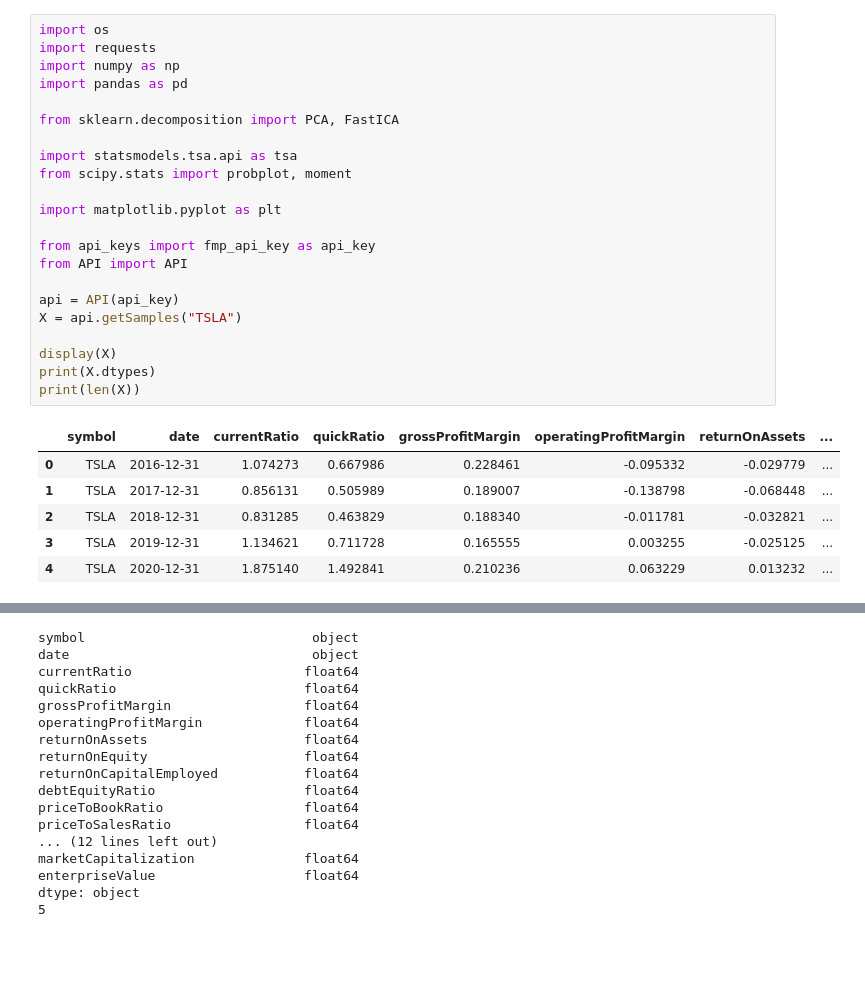
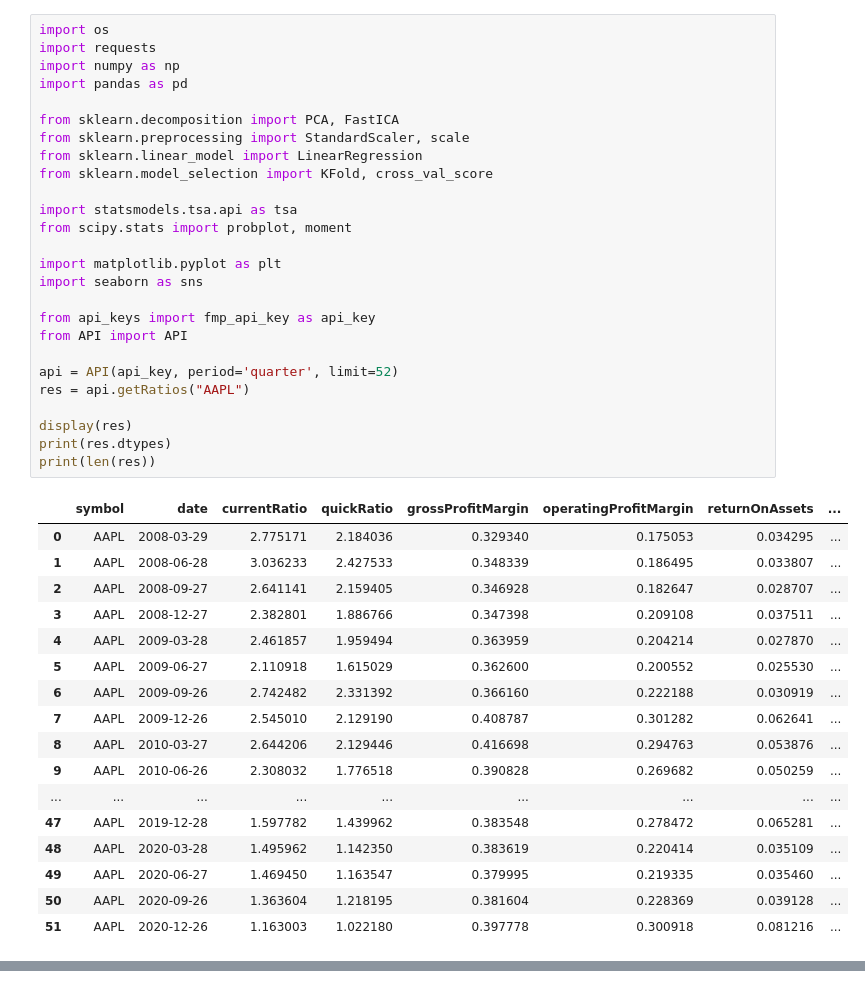
Before and after one commit to CDP99/CS-4641-Group-26, a Jupyter notebook: touchpoint2.ipynb, the cells around one changed output, grey strips where cells are left out. Saved outputs shown, nothing was run; the diff lists cells and outputs as text; blank space fills up the shorter version.

Commit message:
Add scale & Use ratio features

```diff
--- a/touchpoint2.ipynb
+++ b/touchpoint2.ipynb
@@ -1,29 +1,44 @@
 # %%
 import os
 import requests
 import numpy as np
 import pandas as pd
 
 from sklearn.decomposition import PCA, FastICA
+from sklearn.preprocessing import StandardScaler, scale
+from sklearn.linear_model import LinearRegression
+from sklearn.model_selection import KFold, cross_val_score
 
 import statsmodels.tsa.api as tsa
 from scipy.stats import probplot, moment
 
 import matplotlib.pyplot as plt
+import seaborn as sns
 
 from api_keys import fmp_api_key as api_key
 from API import API
 
-api = API(api_key)
-X = api.getSamples("TSLA")
+api = API(api_key, period='quarter', limit=52)
+res = api.getRatios("AAPL")
 
-display(X)
-print(X.dtypes)
-print(len(X))
+display(res)
+print(res.dtypes)
+print(len(res))
 # %% [output]
 |  | symbol | date | currentRatio | quickRatio | grossProfitMargin | operatingProfitMargin | returnOnAssets | ... |
-| 0 | TSLA | 2016-12-31 | 1.074273 | 0.667986 | 0.228461 | -0.095332 | -0.029779 | ... |
-| 1 | TSLA | 2017-12-31 | 0.856131 | 0.505989 | 0.189007 | -0.138798 | -0.068448 | ... |
-| 2 | TSLA | 2018-12-31 | 0.831285 | 0.463829 | 0.188340 | -0.011781 | -0.032821 | ... |
-| 3 | TSLA | 2019-12-31 | 1.134621 | 0.711728 | 0.165555 | 0.003255 | -0.025125 | ... |
-| 4 | TSLA | 2020-12-31 | 1.875140 | 1.492841 | 0.210236 | 0.063229 | 0.013232 | ... |
+| 0 | AAPL | 2008-03-29 | 2.775171 | 2.184036 | 0.329340 | 0.175053 | 0.034295 | ... |
+| 1 | AAPL | 2008-06-28 | 3.036233 | 2.427533 | 0.348339 | 0.186495 | 0.033807 | ... |
+| 2 | AAPL | 2008-09-27 | 2.641141 | 2.159405 | 0.346928 | 0.182647 | 0.028707 | ... |
+| 3 | AAPL | 2008-12-27 | 2.382801 | 1.886766 | 0.347398 | 0.209108 | 0.037511 | ... |
+| 4 | AAPL | 2009-03-28 | 2.461857 | 1.959494 | 0.363959 | 0.204214 | 0.027870 | ... |
+| 5 | AAPL | 2009-06-27 | 2.110918 | 1.615029 | 0.362600 | 0.200552 | 0.025530 | ... |
+| 6 | AAPL | 2009-09-26 | 2.742482 | 2.331392 | 0.366160 | 0.222188 | 0.030919 | ... |
+| 7 | AAPL | 2009-12-26 | 2.545010 | 2.129190 | 0.408787 | 0.301282 | 0.062641 | ... |
+| 8 | AAPL | 2010-03-27 | 2.644206 | 2.129446 | 0.416698 | 0.294763 | 0.053876 | ... |
+| 9 | AAPL | 2010-06-26 | 2.308032 | 1.776518 | 0.390828 | 0.269682 | 0.050259 | ... |
+| ... | ... | ... | ... | ... | ... | ... | ... | ... |
+| 47 | AAPL | 2019-12-28 | 1.597782 | 1.439962 | 0.383548 | 0.278472 | 0.065281 | ... |
+| 48 | AAPL | 2020-03-28 | 1.495962 | 1.142350 | 0.383619 | 0.220414 | 0.035109 | ... |
+| 49 | AAPL | 2020-06-27 | 1.469450 | 1.163547 | 0.379995 | 0.219335 | 0.035460 | ... |
+| 50 | AAPL | 2020-09-26 | 1.363604 | 1.218195 | 0.381604 | 0.228369 | 0.039128 | ... |
+| 51 | AAPL | 2020-12-26 | 1.163003 | 1.022180 | 0.397778 | 0.300918 | 0.081216 | ... |
@@ -31,17 +61,0 @@ print(len(X))
-symbol                             object
-date                               object
-currentRatio                      float64
-quickRatio                        float64
-grossProfitMargin                 float64
-operatingProfitMargin             float64
-returnOnAssets                    float64
-returnOnEquity                    float64
-returnOnCapitalEmployed           float64
-debtEquityRatio                   float64
-priceToBookRatio                  float64
-priceToSalesRatio                 float64
-... (12 lines left out)
-marketCapitalization              float64
-enterpriseValue                   float64
-dtype: object
-5
```
Also changed, not shown: parts of 5 cells of this notebook.
